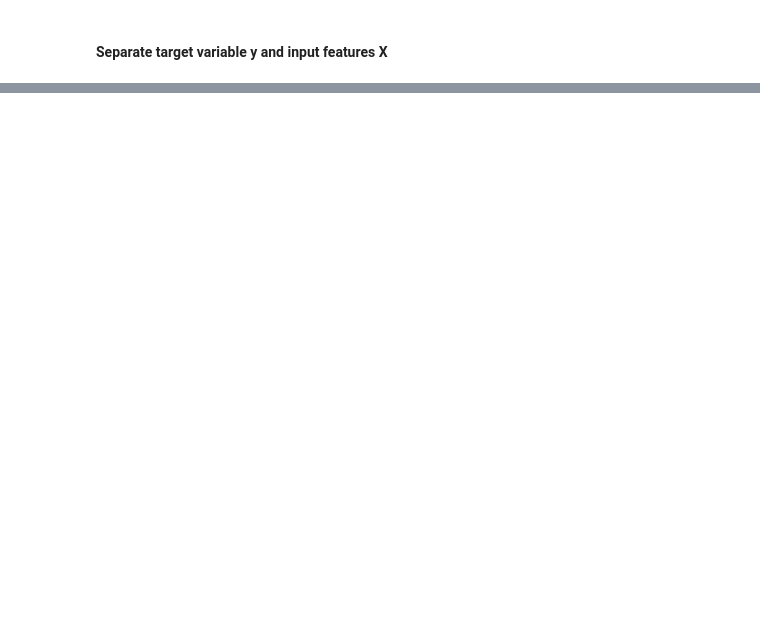
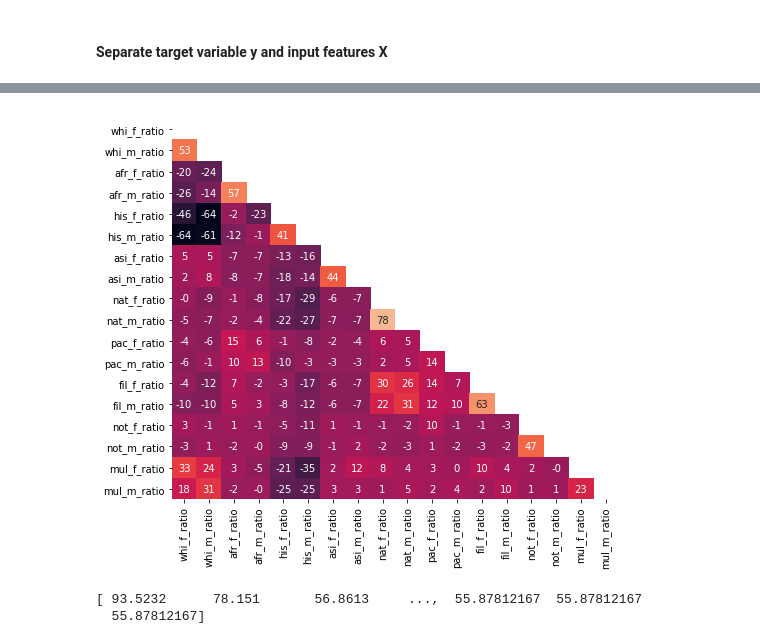
Before and after one commit to sschier/graduated-finish, a Jupyter notebook: gradrates_ca_model_class.ipynb, the cells around one changed output, grey strips where cells are left out. Cells and saved outputs as stored; diff of their text form; code cells hidden in the pictures; blank space fills up the shorter version.

```diff
--- a/gradrates_ca_model_class.ipynb
+++ b/gradrates_ca_model_class.ipynb
@@ -48,0 +202,3 @@ X_train X_test, y_train, y_test = train_test_split(X, y, )
+# %%
+new_table = pd.read_table('/Users/sheenaschier/Documents/Workdir/Gradrates/datasets/filesenr.1617.txt')
+new_table.describe()
@@ -48,0 +215,19 @@ X_train X_test, y_train, y_test = train_test_split(X, y, )
+# %%
+df = clean_and_augment_data(new_table)
+#print(df.SCHOOL)
+# %%
+correlations = df.corr()
+# %%
+mask = np.zeros_like(correlations, dtype=np.bool)
+mask[np.triu_indices_from(mask)] = True
+plt.figure(figsize=(8,7))
+
+corr_heat = sns.heatmap(correlations * 100, annot=True, fmt='.0f', mask=mask, cbar=False)
+# %% [output]
+[figure, added]
+# %%
+pred = model.predict(df)
+print(pred)
+# %% [output]
+[ 93.5232      78.151       56.8613     ...,  55.87812167  55.87812167
+  55.87812167]
```
Also changed, not shown: parts of 9 cells of this notebook, 1 other file.
